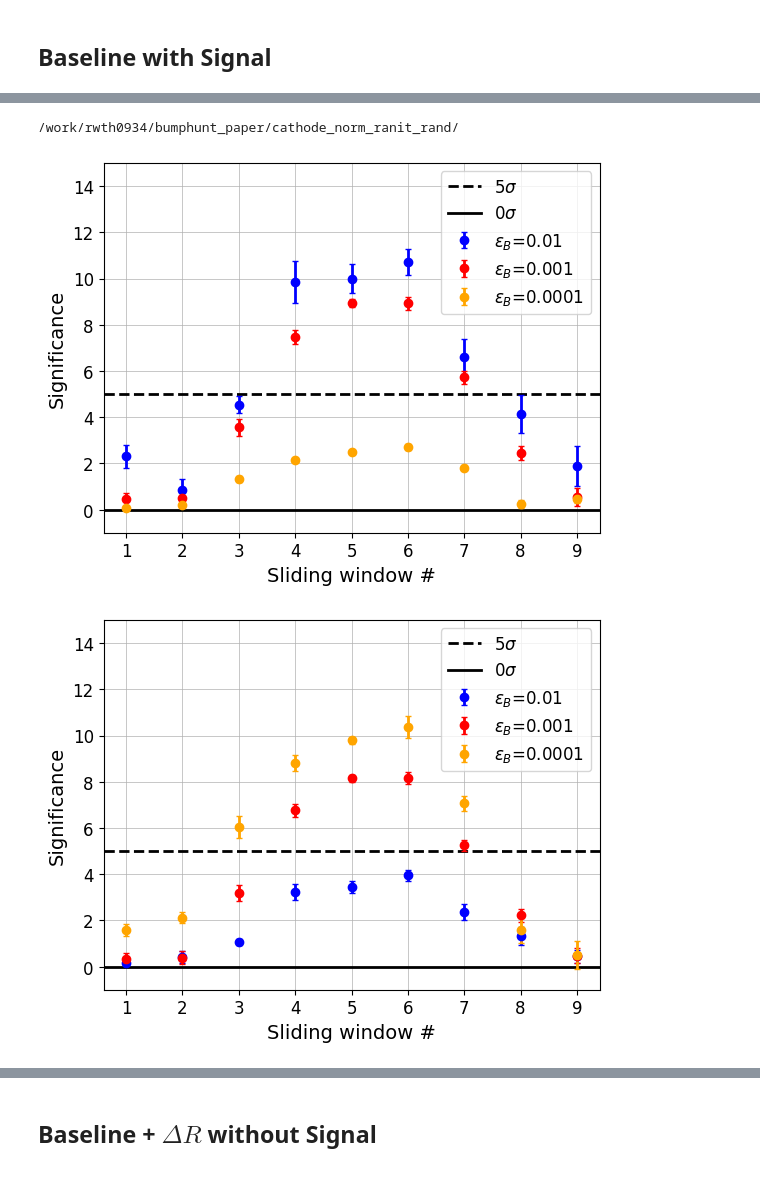
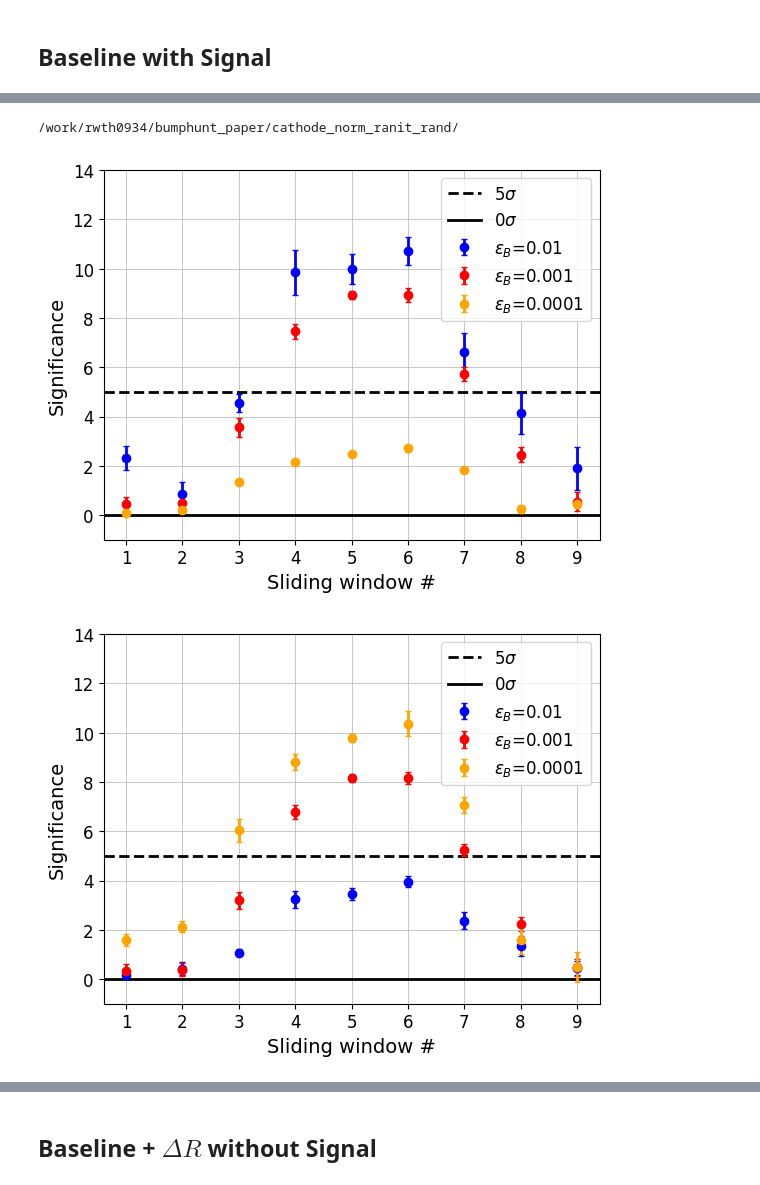
Before and after one commit to mariehein/bumphunt_paper, a Jupyter notebook: bumphunt_ranit_rand.ipynb, the cells around one changed output, grey strips where cells are left out. Drawn from its saved outputs; the diff is of its cells as text; code cells hidden in the pictures.

```diff
--- a/bumphunt_ranit_rand.ipynb
+++ b/bumphunt_ranit_rand.ipynb
@@ -13,12 +14,12 @@ min_error = -0.5
 max_error = 2.2
 
 min_sig = -1
-max_sig = 10
+max_sig = 14
 max_sig_no = 5.5
 # %% [markdown]
 ## Baseline without Signal
 # %%
-folder = "/hpcwork/rwth0934/bumphunt_paper/"+"cathode_without_Herwig_ranit_rand/"
+folder = general_directory+"cathode_without_Herwig_ranit_rand/"
 results, rel_results, true_results, rel_error, exp = bp.bump_hunt(folder)
 ranit_Herwig_error = np.mean(rel_error,axis=(1,2))
 cathode_stat = np.mean(exp,axis=(1,2))
@@ -99,15 +100,15 @@ stat_error = [0.0295374  0.09337403 0.294368  ]
 # %%
 folder = general_directory_project+"cathode_norm_ranit_rand/"
 results, rel_results, true_results, rel_error, exp, info = bp.bump_hunt(folder, err=ranit_SB_error, reuse=True)
-bp.plotting(rel_results, true_results, "ranit_norm_SB", min=min_sig, max = 15, plotting_directory=plotting)
+bp.plotting(rel_results, true_results, "ranit_norm_SB", min=min_sig, max = max_sig, plotting_directory=plotting)
 
 results, rel_results, true_results, rel_error, exp = bp.bump_hunt_reuse(info, err=ranit_Herwig_error)
-bp.plotting(rel_results, true_results, "ranit_norm_Herwig", min=min_sig, max = 15, plotting_directory=plotting)
+bp.plotting(rel_results, true_results, "ranit_norm_Herwig", min=min_sig, max = max_sig, plotting_directory=plotting)
 
 err = np.array([max([ranit_SB_error[i], ranit_Herwig_error[i]]) for i in range(3)])
 results, rel_results, true_results, rel_error, exp = bp.bump_hunt_reuse(info, err=ranit_SB_error, err_err=err)
-bp.plotting(rel_results, true_results, "ranit_norm_Herwig_SB", min=min_sig, max = 15, plotting_directory=plotting)
+bp.plotting(rel_results, true_results, "ranit_norm_Herwig_SB", min=min_sig, max = max_sig, plotting_directory=plotting)
 # %% [output]
 /work/rwth0934/bumphunt_paper/cathode_norm_ranit_rand/
-[figure, old version]
+[figure, new version]
-[figure, old version]
+[figure, new version]
```
Also changed, not shown: parts of 13 cells of this notebook, 5 other files.
